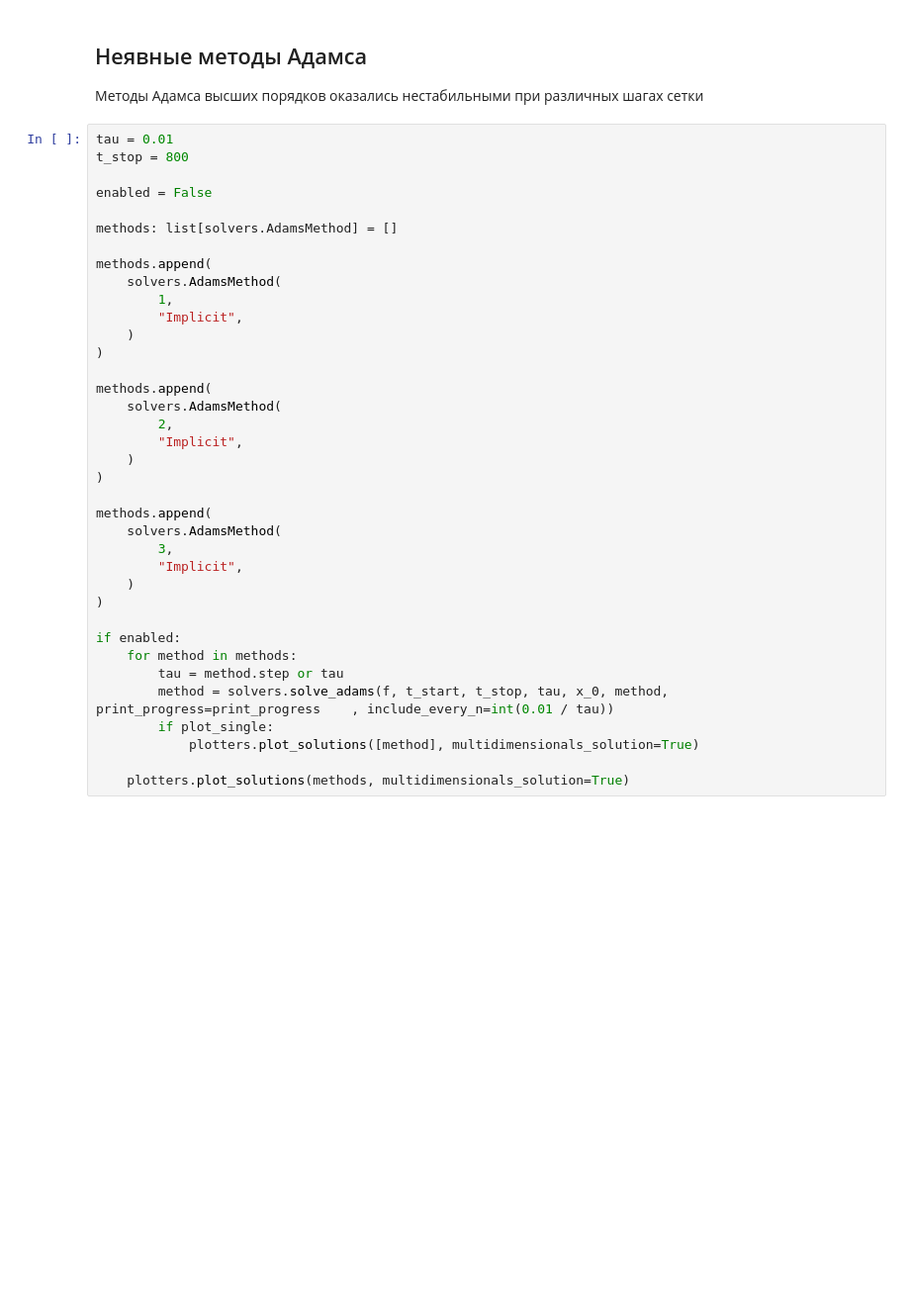
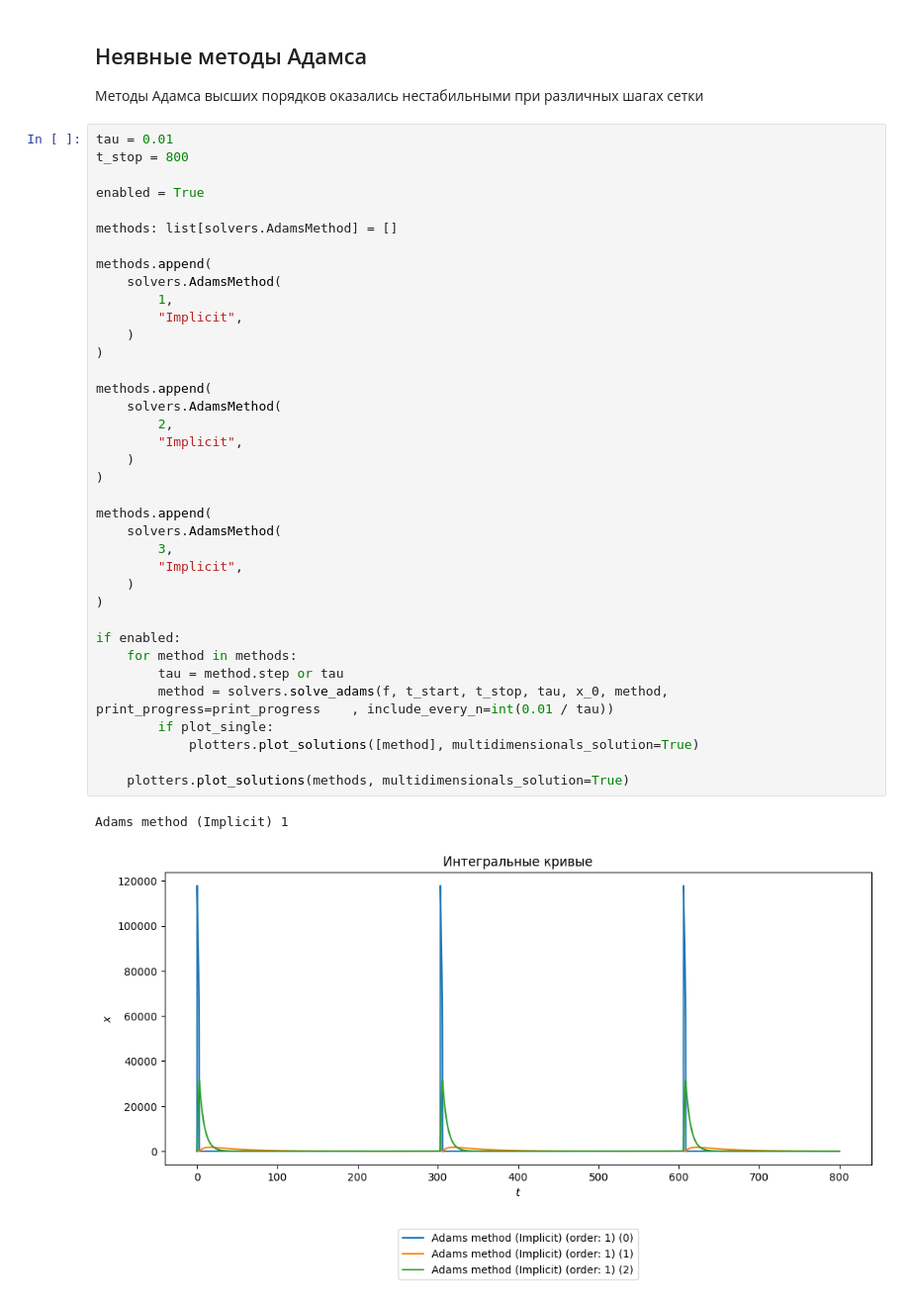
Before and after one commit to vlad-cool/MiptCompMath, a Jupyter notebook: task6_2.ipynb, the cells around one changed output. Shown at 99% size. Saved outputs shown, nothing was run; the diff lists cells and outputs as text; blank space fills up the shorter version.

```diff
--- a/task6_2.ipynb
+++ b/task6_2.ipynb
@@ -180,36 +292,39 @@ if enabled:
 tau = 0.01
 t_stop = 800
 
-enabled = False
+enabled = True
 
 methods: list[solvers.AdamsMethod] = []
 
 methods.append(
     solvers.AdamsMethod(
         1,
         "Implicit",
     )
 )
 
 methods.append(
     solvers.AdamsMethod(
         2,
         "Implicit",
     )
 )
 
 methods.append(
     solvers.AdamsMethod(
         3,
         "Implicit",
     )
 )
 
 if enabled:
     for method in methods:
         tau = method.step or tau
         method = solvers.solve_adams(f, t_start, t_stop, tau, x_0, method, print_progress=print_progress    , include_every_n=int(0.01 / tau))
         if plot_single:
             plotters.plot_solutions([method], multidimensionals_solution=True)
 
     plotters.plot_solutions(methods, multidimensionals_solution=True)
+# %% [output]
+Adams method (Implicit) 1
+[figure, added]
```
Also changed, not shown: parts of 6 cells of this notebook.
